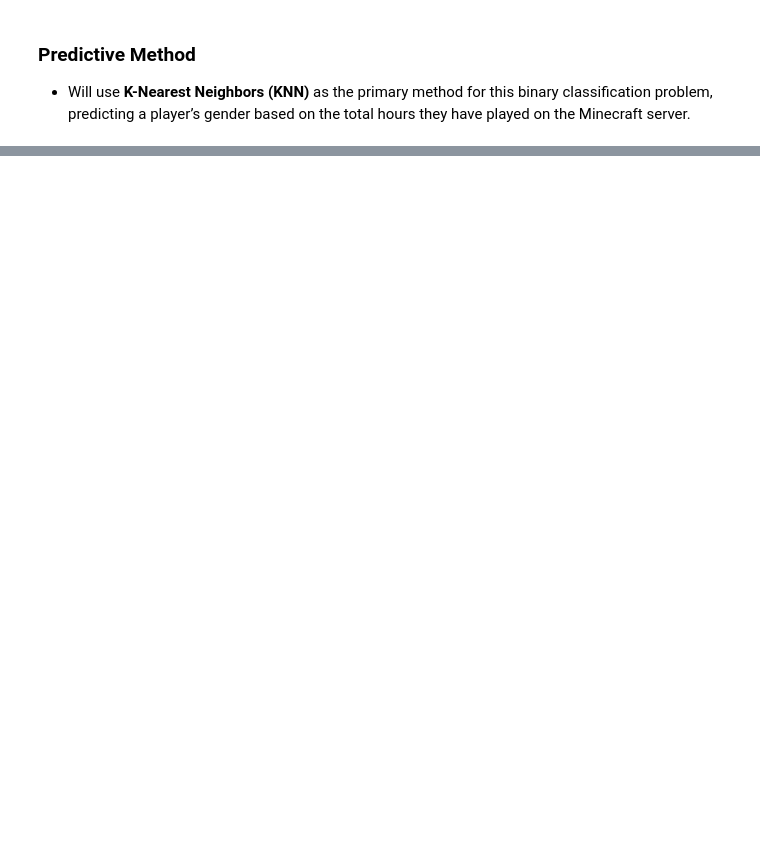
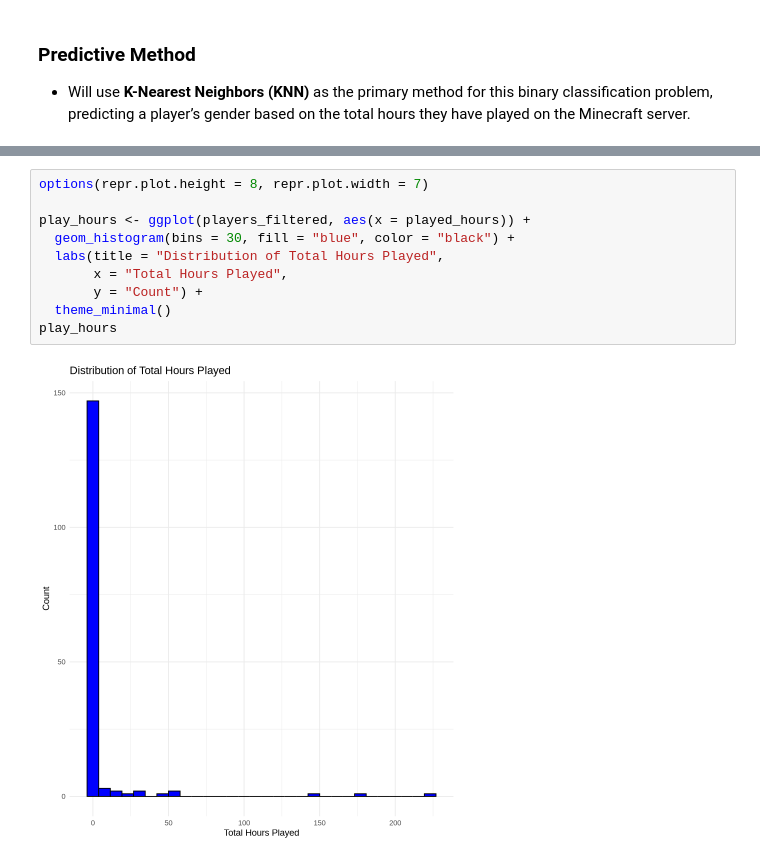
Before and after one commit to mandysui/DataScience100_Group_003_13_MandySui.ipynb, a Jupyter notebook: Group-003-13_Mandy.ipynb, the cells around one changed output, grey strips where cells are left out. Drawn from its saved outputs; the diff is of its cells as text; blank space fills up the shorter version.

```diff
--- a/Group-003-13_Mandy.ipynb
+++ b/Group-003-13_Mandy.ipynb
@@ -87,0 +138,12 @@ Can we predict whether a player is male or female based on how many hours they s
+# %%
+options(repr.plot.height = 8, repr.plot.width = 7)
+
+play_hours <- ggplot(players_filtered, aes(x = played_hours)) +
+  geom_histogram(bins = 30, fill = "blue", color = "black") +
+  labs(title = "Distribution of Total Hours Played",
+       x = "Total Hours Played",
+       y = "Count") +
+  theme_minimal()
+play_hours
+# %% [output]
+[figure, added]
```
Also changed, not shown: parts of 9 cells of this notebook.
